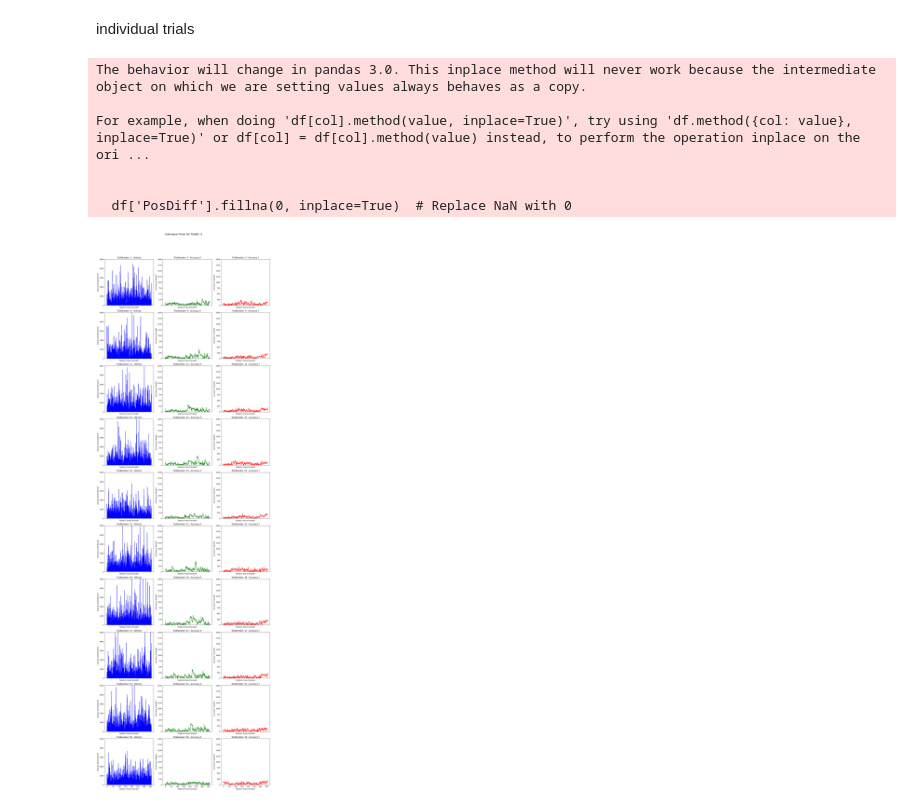
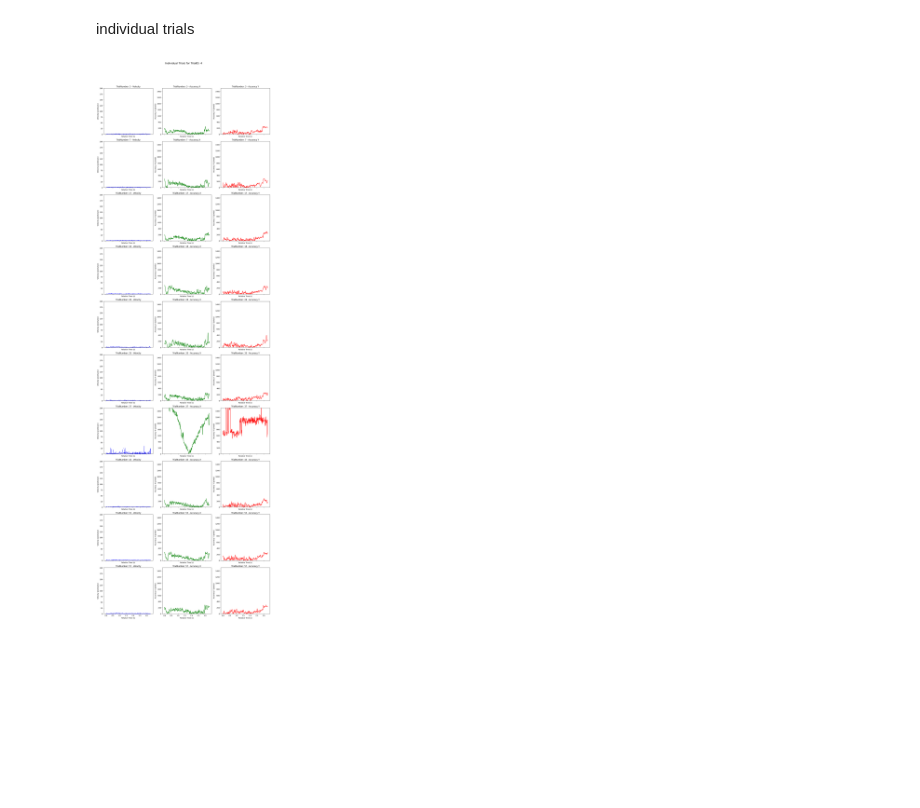
Before and after one commit to jennakangg/motiontrackingdatavis, a Jupyter notebook: MotionTrackingVisGaze2D.ipynb, the cells around one changed output. Drawn from its saved outputs; the diff is of its cells as text; code cells hidden in the pictures; blank space fills up the shorter version.

```diff
--- a/MotionTrackingVisGaze2D.ipynb
+++ b/MotionTrackingVisGaze2D.ipynb
@@ -4,7 +4,7 @@ import numpy as np
 import matplotlib.pyplot as plt
 
 # Load the data into a pandas DataFrame
-data = pd.read_csv('GazeDataMonde\gaze_data_all_trials.csv', sep=',')
+data = pd.read_csv('GazeData2D\gaze_data_all_trials_jenna_angular.csv', sep=',')
 
 # Define screen resolution (you can adjust this based on Unity's settings)
 screen_width = 3840
@@ -473,26 +319,22 @@ See the caveats in the documentation: https://pandas.pydata.org/pandas-docs/stab
 individual trials
 # %%
 import matplotlib.pyplot as plt
-
 import numpy as np
 
 def compute_velocity_and_accuracy(df, screen_width, screen_height):
-    # Compute Frame Difference
-    df['FrameDiff'] = df['RelativeFrameNumber'].diff().fillna(1)  # Avoid division by zero, fill NaN with 1
+    # Compute Time Difference
+    df['TimeDiff'] = df['RelativeTime'].diff().fillna(1e-5)  # Small value to avoid division by zero
 
     # Compute Position Difference for Velocity
     df['PosDiff'] = np.sqrt((df['BestPogX'].diff() ** 2) + (df['BestPogY'].diff() ** 2))
-    df['PosDiff'].fillna(0, inplace=True)  # Replace NaN with 0
-    df['Velocity'] = df['PosDiff'] / df['FrameDiff'].replace(0, 1e-5)  # Replace zero with a small value
+    df['Velocity'] = df['PosDiff'] / df['TimeDiff']  # Velocity as pixels per second
 
     # Compute Accuracy Relative to Ball Position
-    # Map gaze coordinates to screen width and height
     df['MappedPogX'] = df['BestPogX'] * screen_width
     df['MappedPogY'] = df['BestPogY'] * screen_height
 
     # Extract BallX and BallY from the ScreenBallPosition column, handling negative values
-    df[['BallX', 'BallY']] = df['ScreenBallPosition'].str.extract(r'\((-?\d+\.?\d*)\s(-?\d+\.?\d*)\)').astype(float)
-
+    df[['BallX', 'BallY']] = df['ScreenBallPosition'].str.extract(r'\((\d+\.?\d*)\s(\d+\.?\d*)\)').astype(float)
     # Filter out rows where BallX or BallY is negative
     df = df[(df['BallX'] >= 0) & (df['BallY'] >= 0)]
 
@@ -502,7 +344,7 @@ def compute_velocity_and_accuracy(df, screen_width, screen_height):
 
     return df
 
-# Function to plot individual trials within a given range for a specific TrialID
+# Function to plot individual trials within a given range for a specific TrialID using RelativeTime
 def plot_individual_trials(df, trial_id, trial_range=(0, 4)):
     # Filter the data for the specified TrialID
     trial_data = df[df['TrialID'] == trial_id]
@@ -515,51 +357,51 @@ def plot_individual_trials(df, trial_id, trial_range=(0, 4)):
     # Create a figure for each trial in the range
     fig, axes = plt.subplots(len(selected_trials), 3, figsize=(15, 5 * len(selected_trials)), sharex=True)
     fig.suptitle(f'Individual Trials for TrialID: {trial_id}', fontsize=16)
 
     for i, trial_num in enumerate(selected_trials):
         single_trial_data = trial_data[trial_data['TrialNumber'] == trial_num]
 
         # Ensure we can handle subplots when there's only one row
         if len(selected_trials) == 1:
             axes_row = axes
         else:
             axes_row = axes[i]
 
         # Plot Velocity
-        axes_row[0].plot(single_trial_data['RelativeFrameNumber'], single_trial_data['Velocity'], color='blue')
+        axes_row[0].plot(single_trial_data['RelativeTime'], single_trial_data['Velocity'], color='blue')
         axes_row[0].set_title(f'TrialNumber: {trial_num} - Velocity')
-        axes_row[0].set_ylabel('Velocity (pixels/frame)')
-        axes_row[0].set_xlabel('Relative Frame Number')
-        axes_row[0].set_ylim([0, 5000])
+        axes_row[0].set_ylabel('Velocity (pixels/sec)')
+        axes_row[0].set_xlabel('Relative Time (s)')
+        axes_row[0].set_ylim([0, 200])
 
         # Plot Accuracy X
-        axes_row[1].plot(single_trial_data['RelativeFrameNumber'], single_trial_data['AccuracyX'], color='green')
+        axes_row[1].plot(single_trial_data['RelativeTime'], single_trial_data['AccuracyX'], color='green')
         axes_row[1].set_title(f'TrialNumber: {trial_num} - Accuracy X')
         axes_row[1].set_ylabel('Accuracy X (pixels)')
-        axes_row[1].set_xlabel('Relative Frame Number')
-        axes_row[1].set_ylim([0, 2000])
+        axes_row[1].set_xlabel('Relative Time (s)')
+        axes_row[1].set_ylim([0, 1500])
 
         # Plot Accuracy Y
-        axes_row[2].plot(single_trial_data['RelativeFrameNumber'], single_trial_data['AccuracyY'], color='red')
+        axes_row[2].plot(single_trial_data['RelativeTime'], single_trial_data['AccuracyY'], color='red')
         axes_row[2].set_title(f'TrialNumber: {trial_num} - Accuracy Y')
         axes_row[2].set_ylabel('Accuracy Y (pixels)')
-        axes_row[2].set_xlabel('Relative Frame Number')
-        axes_row[2].set_ylim([0, 2000])
+        axes_row[2].set_xlabel('Relative Time (s)')
+        axes_row[2].set_ylim([0, 1500])
 
     fig.tight_layout(rect=[0, 0.03, 1, 0.95])  # Adjust layout to fit the title
     plt.show()
 
 # Example usage
+# Create RelativeTime for each trial, starting at 0
+data['RelativeTime'] = data.groupby('TrialNumber')['Time'].transform(lambda x: x - x.min())
+
+# Compute velocity and accuracy
 data = compute_velocity_and_accuracy(data, screen_width, screen_height)
-plot_individual_trials(data, trial_id=0, trial_range=(0, 9))
+
+# Plot individual trials
+plot_individual_trials(data, trial_id=4, trial_range=(0, 9))
 # %% [output]
-The behavior will change in pandas 3.0. This inplace method will never work because the intermediate object on which we are setting values always behaves as a copy.
-
-For example, when doing 'df[col].method(value, inplace=True)', try using 'df.method({col: value}, inplace=True)' or df[col] = df[col].method(value) instead, to perform the operation inplace on the ori ...
-
-
-  df['PosDiff'].fillna(0, inplace=True)  # Replace NaN with 0
-[figure, old version]
+[figure, new version]
 # %%
 import matplotlib.pyplot as plt
 import numpy as np
```
Also changed, not shown: parts of 8 cells of this notebook, 11 other files.
